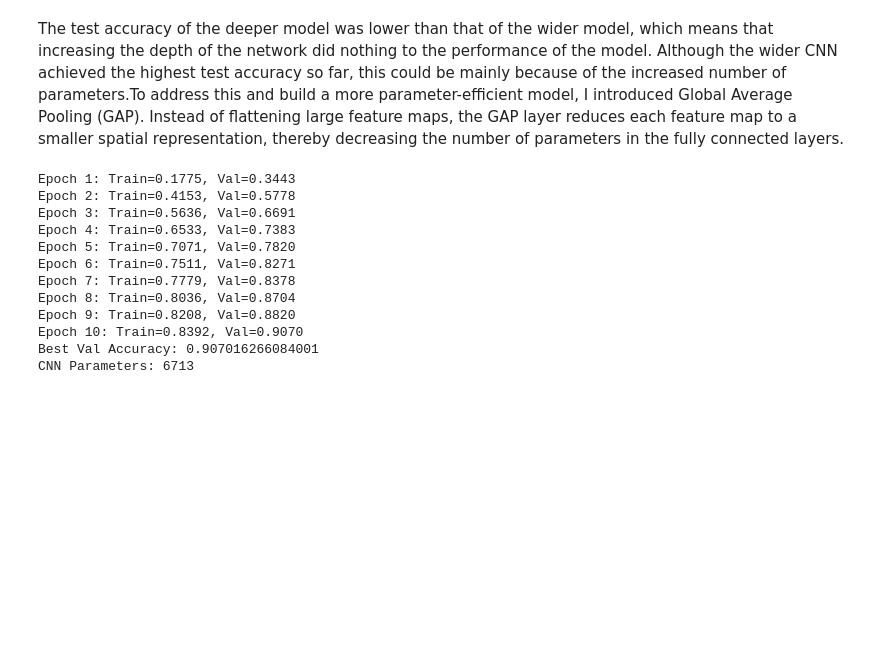
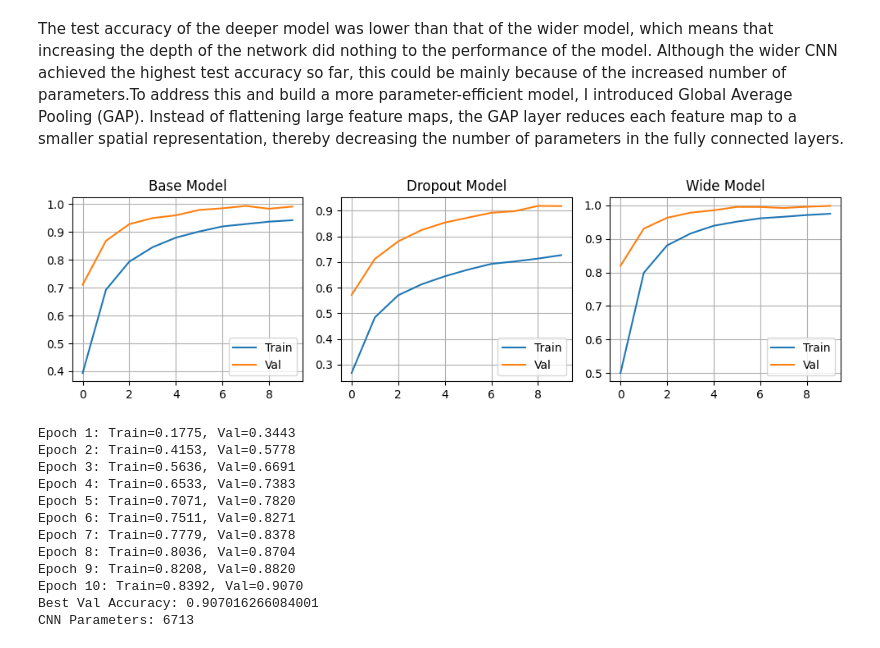
Before and after one commit to yzhao2433/sign_lang_recognition, a Jupyter notebook: CNN.ipynb, the cells around one changed output. Cells and saved outputs as stored; diff of their text form; code cells hidden in the pictures; blank space fills up the shorter version.

Commit message:
Added to CNN file to merge three graphs together for report

```diff
--- a/CNN.ipynb
+++ b/CNN.ipynb
@@ -428,5 +428,34 @@ plt.show()
 # %% [markdown]
 The test accuracy of the deeper model was lower than that of the wider model, which means that increasing the depth of the network did nothing to the performance of the model. Although the wider CNN achieved the highest test accuracy so far, this could be mainly because of the increased number of parameters.To address this and build a more parameter-efficient model, I introduced Global Average Pooling (GAP). Instead of flattening large feature maps, the GAP layer reduces each feature map to a smaller spatial representation, thereby decreasing the number of parameters in the fully connected layers.
+# %%
+fig, axes = plt.subplots(1,3, figsize=(10, 3))
+
+# Base Model
+axes[0].plot(base_train, label="Train")
+axes[0].plot(base_val, label="Val")
+axes[0].set_title("Base Model")
+axes[0].legend()
+axes[0].grid()
+
+# Dropout Model
+axes[1].plot(dropout_train, label="Train")
+axes[1].plot(dropout_val, label="Val")
+axes[1].set_title("Dropout Model")
+axes[1].legend()
+axes[1].grid()
+
+# Wide Model
+axes[2].plot(wide_train, label="Train")
+axes[2].plot(wide_val, label="Val")
+axes[2].set_title("Wide Model")
+axes[2].legend()
+axes[2].grid()
+
+
+plt.tight_layout()
+plt.show()
+# %% [output]
+[figure, added]
 # %%
 class GAPCNN(nn.Module):
 
```
Also changed, not shown: parts of 10 cells of this notebook.
